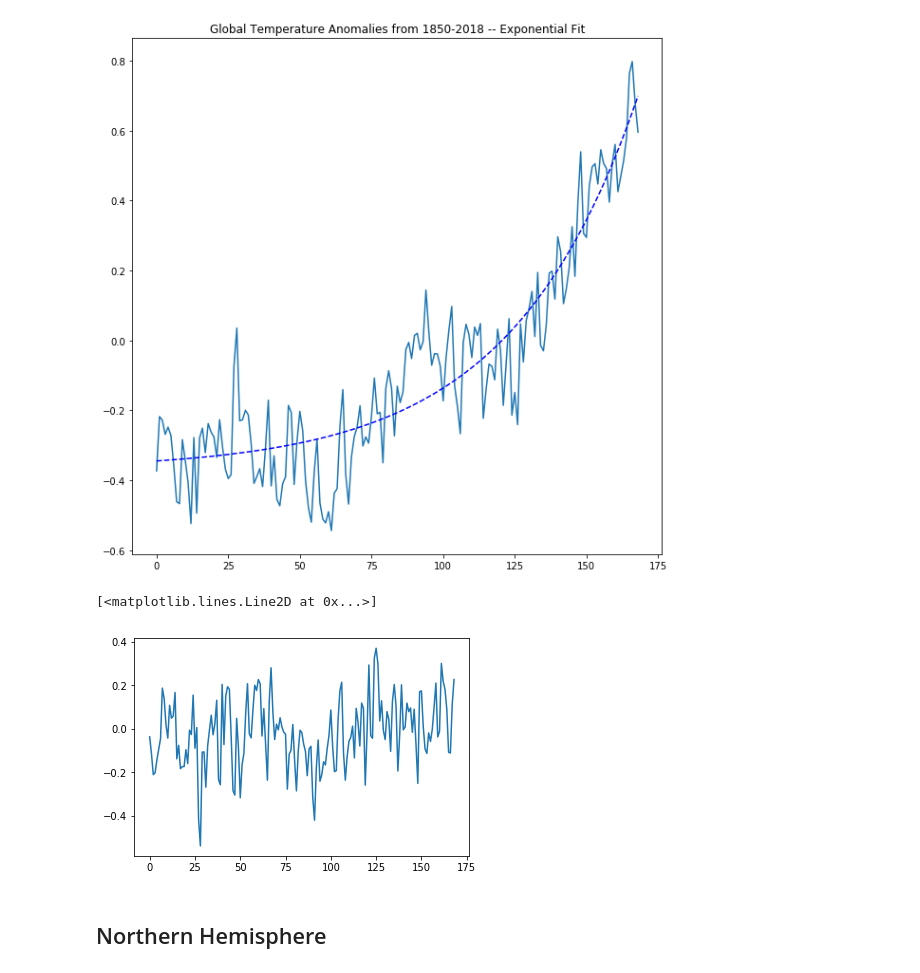
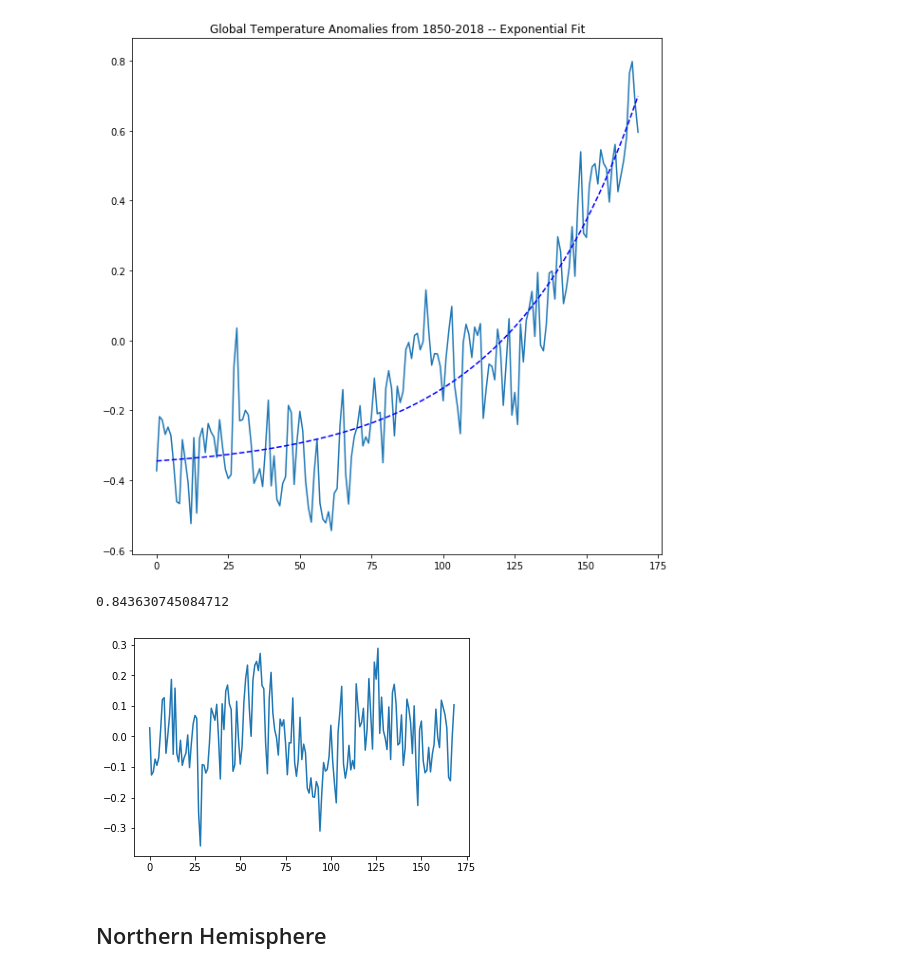
Before and after one commit to laurendiaz/climate-change, a Jupyter notebook: Climate Change Playground.ipynb, the cells around one changed output. Drawn from its saved outputs; the diff is of its cells as text; code cells hidden in the pictures.

```diff
--- a/Climate Change Playground.ipynb
+++ b/Climate Change Playground.ipynb
@@ -10,7 +10,7 @@ import math
 anom=pd.read_csv('temperature-anomaly.csv')
 anom.drop(['Code'],axis=1,inplace=True)
 
-globe=anom.loc[lambda anom: anom['Entity'] == 'Global']
+globe=anom
 
 #1850-1900
 a=0
@@ -263,12 +263,17 @@ plt.plot(list1,func(list1, *popt),'b--')
 # %%
 import statsmodels
 import seaborn as sns
-residual=func(list1,*popt)-tropics['Median (℃)']
+residual=func(list1,*popt)-globe['Median (℃)']
 
 plt.plot(list1,residual)
+
+ss_res=np.sum(residual**2)
+ss_tot=np.sum((globe['Median (℃)']-np.mean(globe['Median (℃)']))**2)
+r_squared=1-(ss_res/ss_tot)
+print(r_squared)
 # %% [output]
-[<matplotlib.lines.Line2D at 0x...>]
+0.843630745084712
-[figure, old version]
+[figure, new version]
 # %% [markdown]
 ## Northern Hemisphere
 # %%
```
Also changed, not shown: parts of 9 cells of this notebook.
